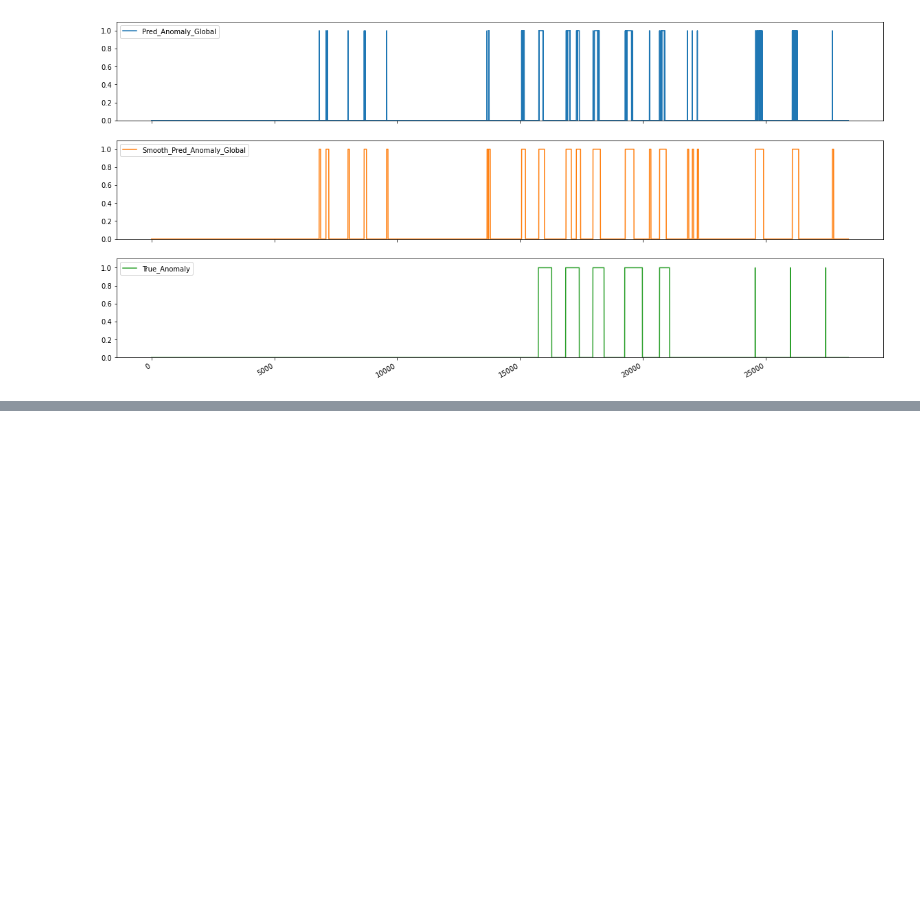
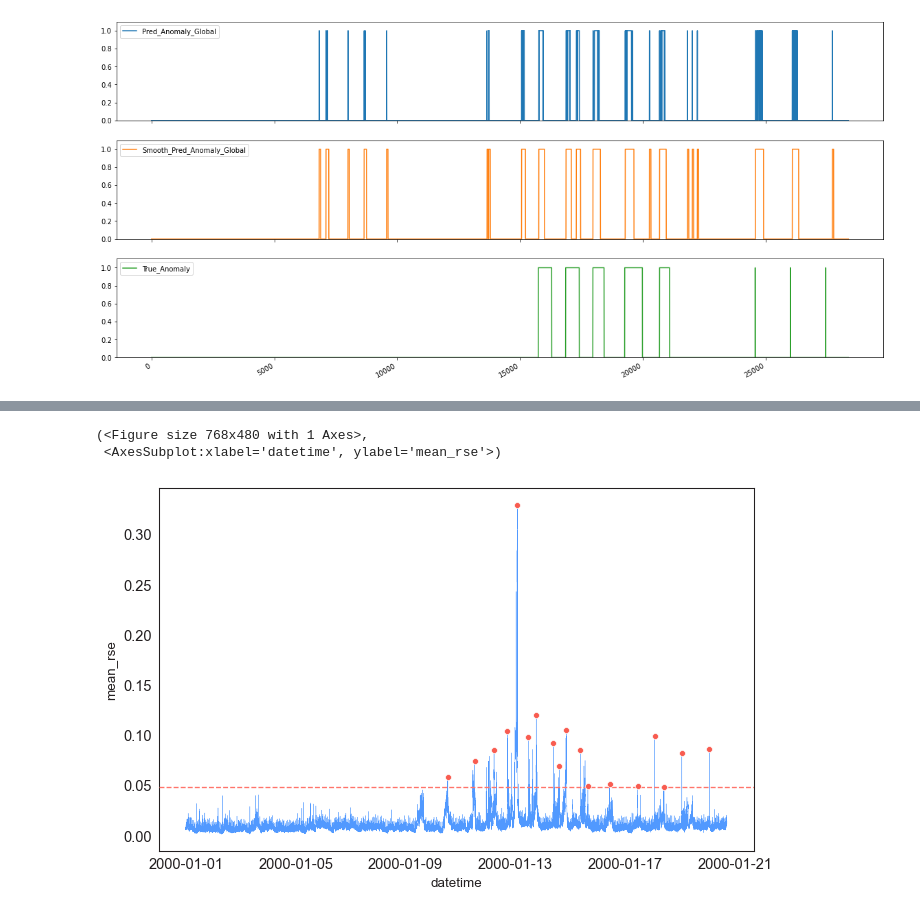
Before and after one commit to ML4ITS/mtad-gat-pytorch, a Jupyter notebook: eda/smd_eda.ipynb, the cells around one changed output, grey strips where cells are left out. Drawn from its saved outputs; the diff is of its cells as text; code cells hidden in the pictures; blank space fills up the shorter version.

```diff
--- a/eda/smd_eda.ipynb
+++ b/eda/smd_eda.ipynb
@@ -263,9 +263,9 @@ output.loc[:, [f'mean_rse', 'True_Anomaly']].plot(subplots=True, figsize=(20, 10
 array([<AxesSubplot:>, <AxesSubplot:>], dtype=object)
 [figure]
 # %%
-sum_rse = output['mean_rse']
-thresh = np.mean(rses) + 1.5*np.std(rses)
-output[f'Pred_Anomaly_Global'] = (rses > thresh).astype(int)
+mean_rse = output['mean_rse']
+thresh = np.mean(mean_rse) + 1.5*np.std(mean_rse)
+output[f'Pred_Anomaly_Global'] = (mean_rse > thresh).astype(int)
 
 w = 50
 i = w
@@ -283,0 +290,7 @@ plt.show()
+# %%
+df = output.copy()
+mock_datetimes = pd.date_range('2000-01-01', periods=df.shape[0], freq='T')
+df['datetime'] = mock_datetimes
+df['datetime'] = pd.to_datetime(df['datetime'])
+df.set_index('datetime', inplace=True)
+df.tail()
@@ -283,0 +306,5 @@ plt.show()
+# %%
+i = 0
+x_i = df.loc[:, 'mean_rse']
+model = EVA(data=x_i)
+model
@@ -283,0 +354,6 @@ plt.show()
+# %%
+model.plot_extremes()
+# %% [output]
+(<Figure size 768x480 with 1 Axes>,
+ <AxesSubplot:xlabel='datetime', ylabel='mean_rse'>)
+[figure, added]
```
Also changed, not shown: parts of 13 cells of this notebook, 3 other files.
